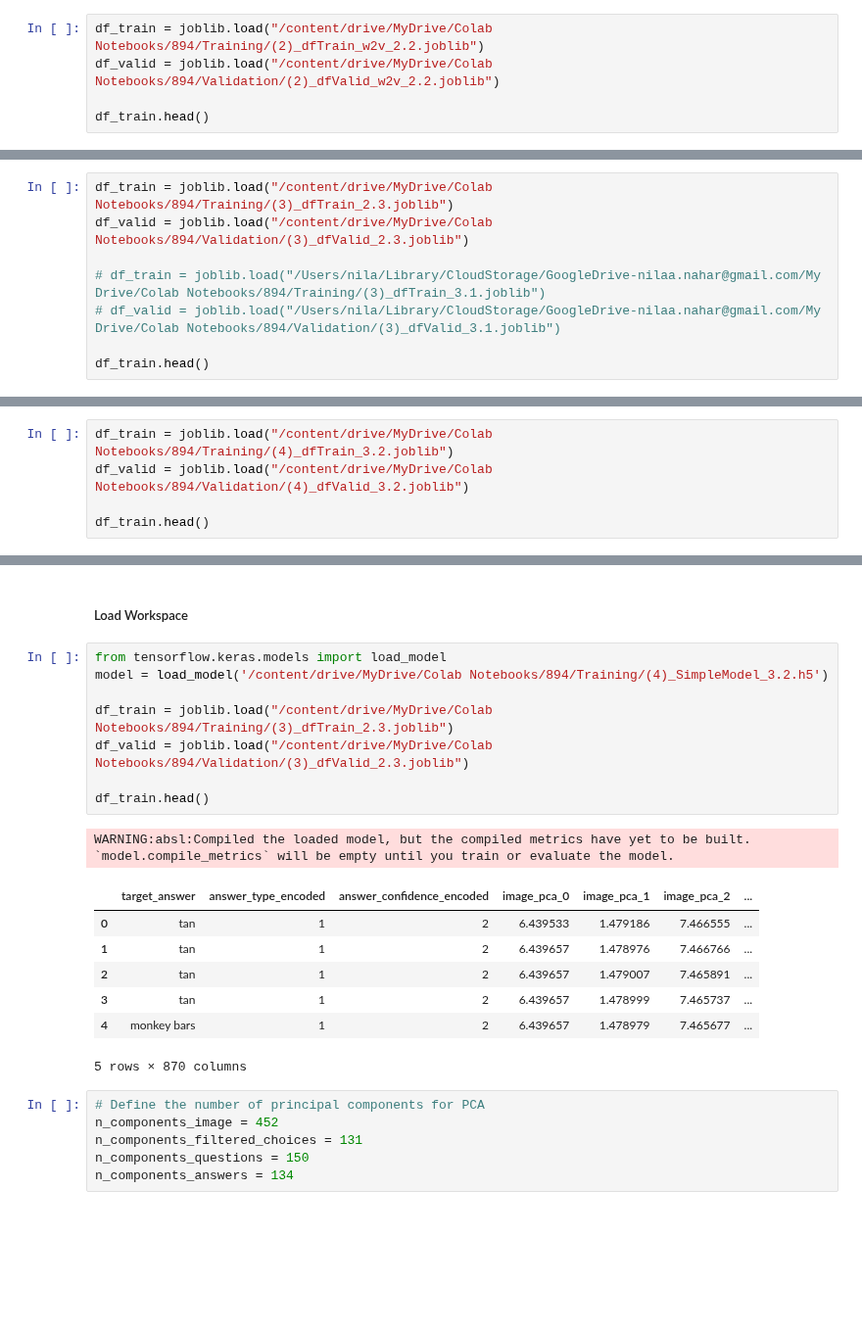
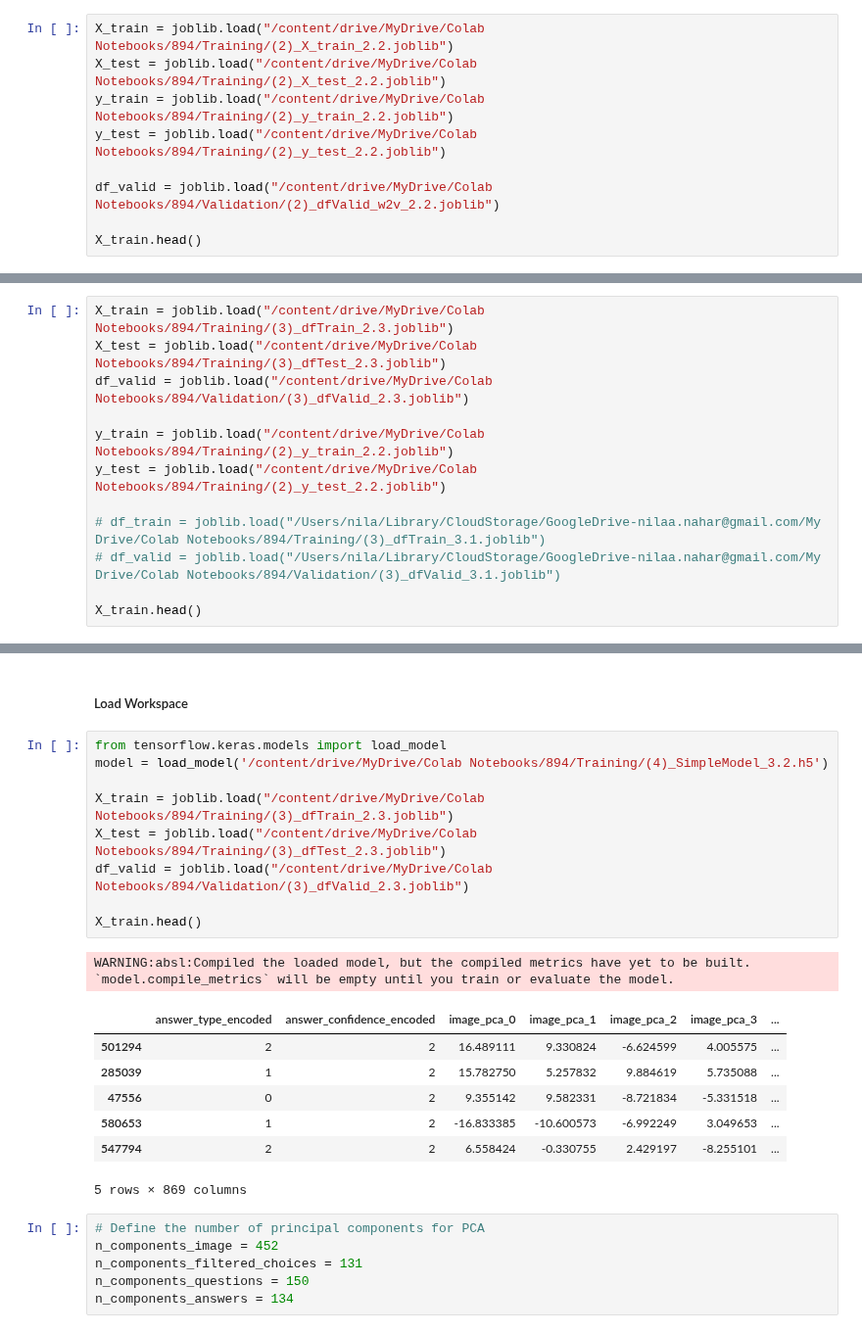
Before and after one commit to nilanahar/MMAI_894_DeepLearning_Project_TeamRosedale, a Jupyter notebook: MMAI_894_Team_Project_ResNet+GoogleWord2Vec.ipynb, the cells around one changed output, grey strips where cells are left out. Shown at 98% size. Drawn from its saved outputs; the diff is of its cells as text; blank space fills up the shorter version.

```diff
--- a/MMAI_894_Team_Project_ResNet+GoogleWord2Vec.ipynb
+++ b/MMAI_894_Team_Project_ResNet+GoogleWord2Vec.ipynb
@@ -544,7 +578,11 @@ joblib.dump(label_encoder_confidence, "/content/drive/MyDrive/Colab Notebooks/89
 # %% [markdown]
 ##### Load Workspace
 # %%
-df_train = joblib.load("/content/drive/MyDrive/Colab Notebooks/894/Training/(2)_dfTrain_w2v_2.2.joblib")
+X_train = joblib.load("/content/drive/MyDrive/Colab Notebooks/894/Training/(2)_X_train_2.2.joblib")
+X_test = joblib.load("/content/drive/MyDrive/Colab Notebooks/894/Training/(2)_X_test_2.2.joblib")
+y_train = joblib.load("/content/drive/MyDrive/Colab Notebooks/894/Training/(2)_y_train_2.2.joblib")
+y_test = joblib.load("/content/drive/MyDrive/Colab Notebooks/894/Training/(2)_y_test_2.2.joblib")
+
 df_valid = joblib.load("/content/drive/MyDrive/Colab Notebooks/894/Validation/(2)_dfValid_w2v_2.2.joblib")
 
-df_train.head()
+X_train.head()
@@ -692,10 +790,14 @@ joblib.dump(df_valid, "/content/drive/MyDrive/Colab Notebooks/894/Validation/(3)
 # %% [markdown]
 ##### Load Workspace
 # %%
-df_train = joblib.load("/content/drive/MyDrive/Colab Notebooks/894/Training/(3)_dfTrain_2.3.joblib")
+X_train = joblib.load("/content/drive/MyDrive/Colab Notebooks/894/Training/(3)_dfTrain_2.3.joblib")
+X_test = joblib.load("/content/drive/MyDrive/Colab Notebooks/894/Training/(3)_dfTest_2.3.joblib")
 df_valid = joblib.load("/content/drive/MyDrive/Colab Notebooks/894/Validation/(3)_dfValid_2.3.joblib")
+
+y_train = joblib.load("/content/drive/MyDrive/Colab Notebooks/894/Training/(2)_y_train_2.2.joblib")
+y_test = joblib.load("/content/drive/MyDrive/Colab Notebooks/894/Training/(2)_y_test_2.2.joblib")
 
 # df_train = joblib.load("/Users/nila/Library/CloudStorage/GoogleDrive-nilaa.nahar@gmail.com/My Drive/Colab Notebooks/894/Training/(3)_dfTrain_3.1.joblib")
 # df_valid = joblib.load("/Users/nila/Library/CloudStorage/GoogleDrive-nilaa.nahar@gmail.com/My Drive/Colab Notebooks/894/Validation/(3)_dfValid_3.1.joblib")
 
-df_train.head()
+X_train.head()
@@ -706,8 +814,3 @@ df_train.head()
-# %%
-df_train = joblib.load("/content/drive/MyDrive/Colab Notebooks/894/Training/(4)_dfTrain_3.2.joblib")
-df_valid = joblib.load("/content/drive/MyDrive/Colab Notebooks/894/Validation/(4)_dfValid_3.2.joblib")
-
-df_train.head()
 # %%
 # Define the number of principal components for PCA
 n_components_image = 452
@@ -803,20 +951,21 @@ with open('/content/drive/MyDrive/Colab Notebooks/894/Training/(4)_SimpleModel_3
 # %%
 from tensorflow.keras.models import load_model
 model = load_model('/content/drive/MyDrive/Colab Notebooks/894/Training/(4)_SimpleModel_3.2.h5')
 
-df_train = joblib.load("/content/drive/MyDrive/Colab Notebooks/894/Training/(3)_dfTrain_2.3.joblib")
+X_train = joblib.load("/content/drive/MyDrive/Colab Notebooks/894/Training/(3)_dfTrain_2.3.joblib")
+X_test = joblib.load("/content/drive/MyDrive/Colab Notebooks/894/Training/(3)_dfTest_2.3.joblib")
 df_valid = joblib.load("/content/drive/MyDrive/Colab Notebooks/894/Validation/(3)_dfValid_2.3.joblib")
 
-df_train.head()
+X_train.head()
 # %% [output]
 WARNING:absl:Compiled the loaded model, but the compiled metrics have yet to be built. `model.compile_metrics` will be empty until you train or evaluate the model.
-|  | target_answer | answer_type_encoded | answer_confidence_encoded | image_pca_0 | image_pca_1 | image_pca_2 | ... |
-| 0 | tan | 1 | 2 | 6.439533 | 1.479186 | 7.466555 | ... |
-| 1 | tan | 1 | 2 | 6.439657 | 1.478976 | 7.466766 | ... |
-| 2 | tan | 1 | 2 | 6.439657 | 1.479007 | 7.465891 | ... |
-| 3 | tan | 1 | 2 | 6.439657 | 1.478999 | 7.465737 | ... |
-| 4 | monkey bars | 1 | 2 | 6.439657 | 1.478979 | 7.465677 | ... |
+|  | answer_type_encoded | answer_confidence_encoded | image_pca_0 | image_pca_1 | image_pca_2 | image_pca_3 | ... |
+| 501294 | 2 | 2 | 16.489111 | 9.330824 | -6.624599 | 4.005575 | ... |
+| 285039 | 1 | 2 | 15.782750 | 5.257832 | 9.884619 | 5.735088 | ... |
+| 47556 | 0 | 2 | 9.355142 | 9.582331 | -8.721834 | -5.331518 | ... |
+| 580653 | 1 | 2 | -16.833385 | -10.600573 | -6.992249 | 3.049653 | ... |
+| 547794 | 2 | 2 | 6.558424 | -0.330755 | 2.429197 | -8.255101 | ... |
-5 rows × 870 columns
+5 rows × 869 columns
 # %%
 # Define the number of principal components for PCA
 n_components_image = 452
```
Also changed, not shown: parts of 48 cells of this notebook.
